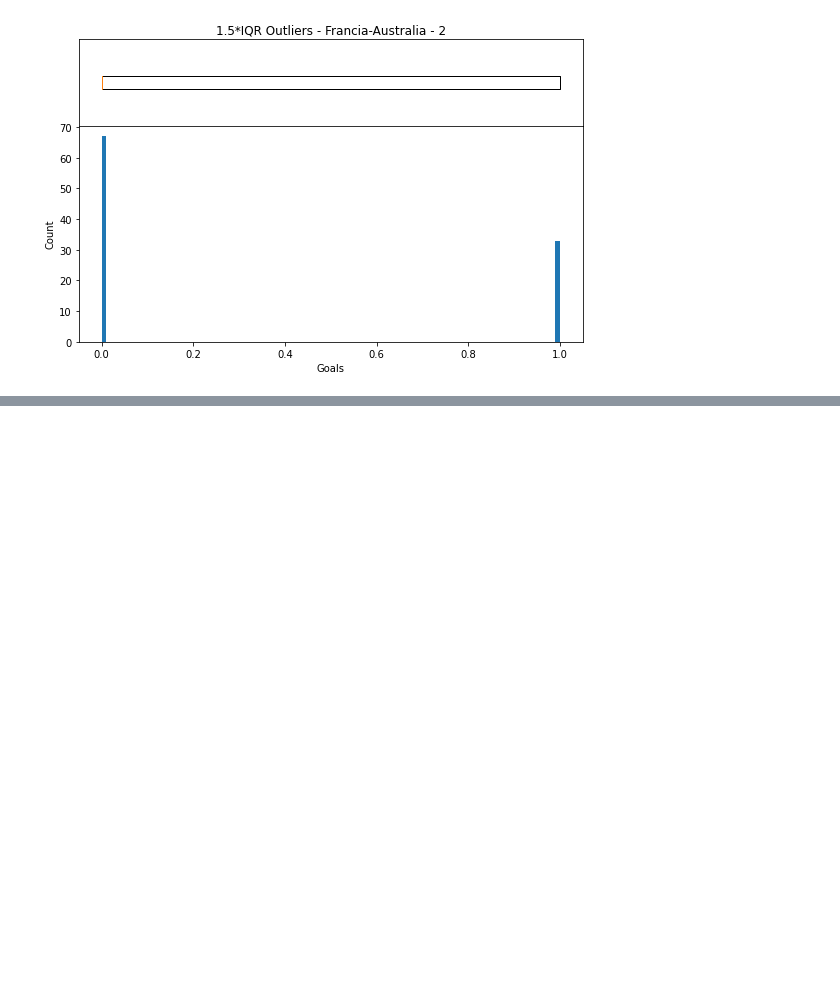
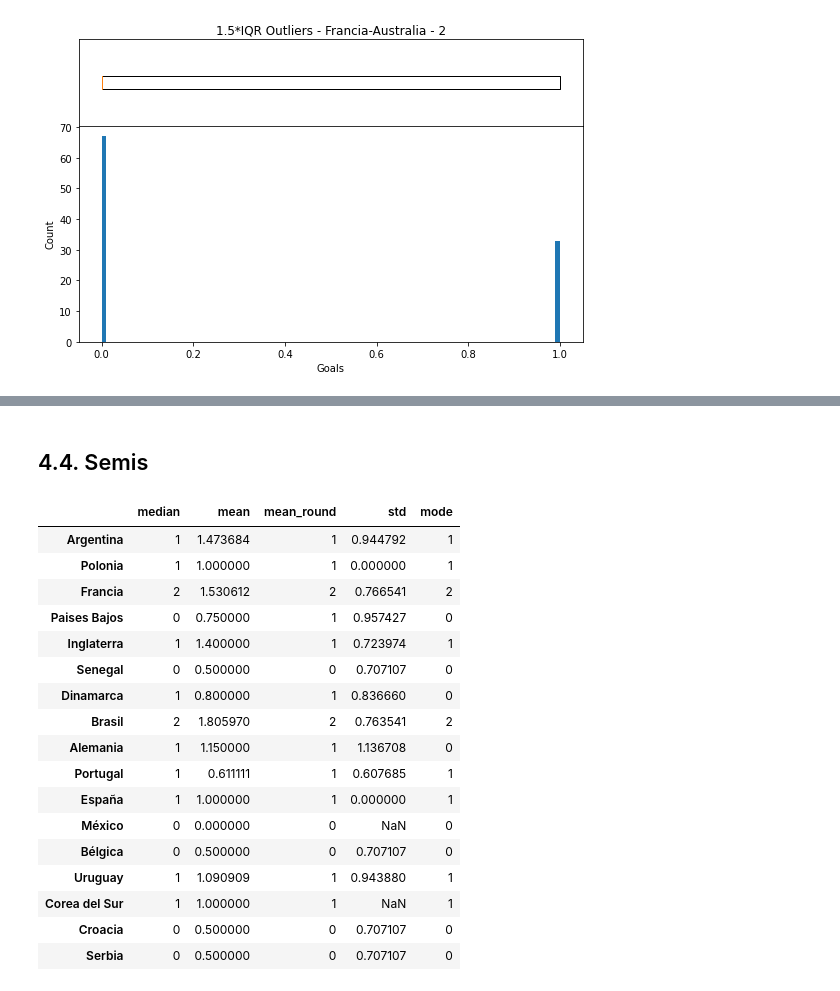
Before and after one commit to penalvaperez/PorraPredictor, a Jupyter notebook: PorraMediano.ipynb, the cells around one changed output, grey strips where cells are left out. Cells and saved outputs as stored; diff of their text form; code cells hidden in the pictures; blank space fills up the shorter version.

```diff
--- a/PorraMediano.ipynb
+++ b/PorraMediano.ipynb
@@ -152,0 +249,54 @@ for side in range(2):
+# %% [markdown]
+## 4.4. Semis
+# %%
+target_iqr = 1.5
+
+porras_octavos = porras_clean.copy().iloc[:,120:122]
+
+porras_octavos_results = {}
+porras_team_goals = pd.DataFrame(columns=['team', 'goals'])
+for match in porras_octavos:
+    for side in range(2):
+        porras_octavos['team'] = porras_octavos[match].str.split('·', expand=True)[0].str.split('-', expand=True)[side]
+        porras_octavos['goals'] = porras_octavos[match].str.split('·', expand=True)[1].str.split('|', expand=True)[1].str.split('-', expand=True)[side]
+        porras_team_goals = pd.concat([porras_team_goals, porras_octavos[['team', 'goals']]], axis=0)
+
+unique_teams = porras_team_goals['team'].unique()
+unique_teams = unique_teams[~(pd.isnull(unique_teams))]
+for team in unique_teams:
+    porras_octavos_results[team] = {}
+    team_data_sort = pd.to_numeric(porras_team_goals[porras_team_goals['team'] == team].sort_values(by=['goals'], ascending=True)['goals'])
+    q1 = team_data_sort.quantile(0.25)
+    q3 = team_data_sort.quantile(0.75)
+    iqr = q3 - q1
+    iqr_limit_down = q1 - iqr * target_iqr
+    iqr_limit_up = q3 + iqr * target_iqr
+
+    team_data_nout = team_data_sort[(team_data_sort >= iqr_limit_down) & (team_data_sort <= iqr_limit_up)]
+    porras_octavos_results[team]["median"] = np.quantile(team_data_nout, 0.5, method='lower')
+    porras_octavos_results[team]["mean"] = team_data_nout.mean()
+    porras_octavos_results[team]["mean_round"] = round(team_data_nout.mean())
+    porras_octavos_results[team]["std"] = team_data_nout.std()
+    porras_octavos_results[team]["mode"] = stats.mode(team_data_nout)
+
+porras_octavos_results = pd.DataFrame.from_dict(porras_octavos_results, orient='index')
+display(porras_octavos_results)
+# %% [output]
+|  | median | mean | mean_round | std | mode |
+| Argentina | 1 | 1.473684 | 1 | 0.944792 | 1 |
+| Polonia | 1 | 1.000000 | 1 | 0.000000 | 1 |
+| Francia | 2 | 1.530612 | 2 | 0.766541 | 2 |
+| Paises Bajos | 0 | 0.750000 | 1 | 0.957427 | 0 |
+| Inglaterra | 1 | 1.400000 | 1 | 0.723974 | 1 |
+| Senegal | 0 | 0.500000 | 0 | 0.707107 | 0 |
+| Dinamarca | 1 | 0.800000 | 1 | 0.836660 | 0 |
+| Brasil | 2 | 1.805970 | 2 | 0.763541 | 2 |
+| Alemania | 1 | 1.150000 | 1 | 1.136708 | 0 |
+| Portugal | 1 | 0.611111 | 1 | 0.607685 | 1 |
+| España | 1 | 1.000000 | 1 | 0.000000 | 1 |
+| México | 0 | 0.000000 | 0 | NaN | 0 |
+| Bélgica | 0 | 0.500000 | 0 | 0.707107 | 0 |
+| Uruguay | 1 | 1.090909 | 1 | 0.943880 | 1 |
+| Corea del Sur | 1 | 1.000000 | 1 | NaN | 1 |
+| Croacia | 0 | 0.500000 | 0 | 0.707107 | 0 |
+| Serbia | 0 | 0.500000 | 0 | 0.707107 | 0 |
```
Also changed, not shown: parts of 14 cells of this notebook.
